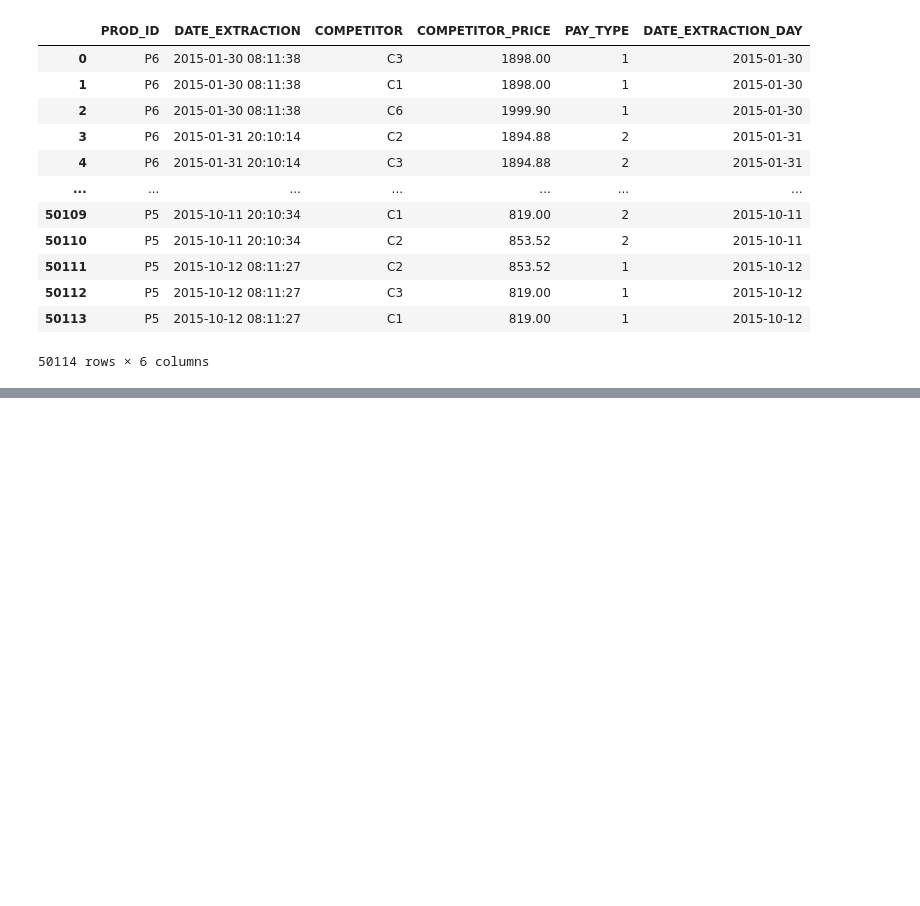
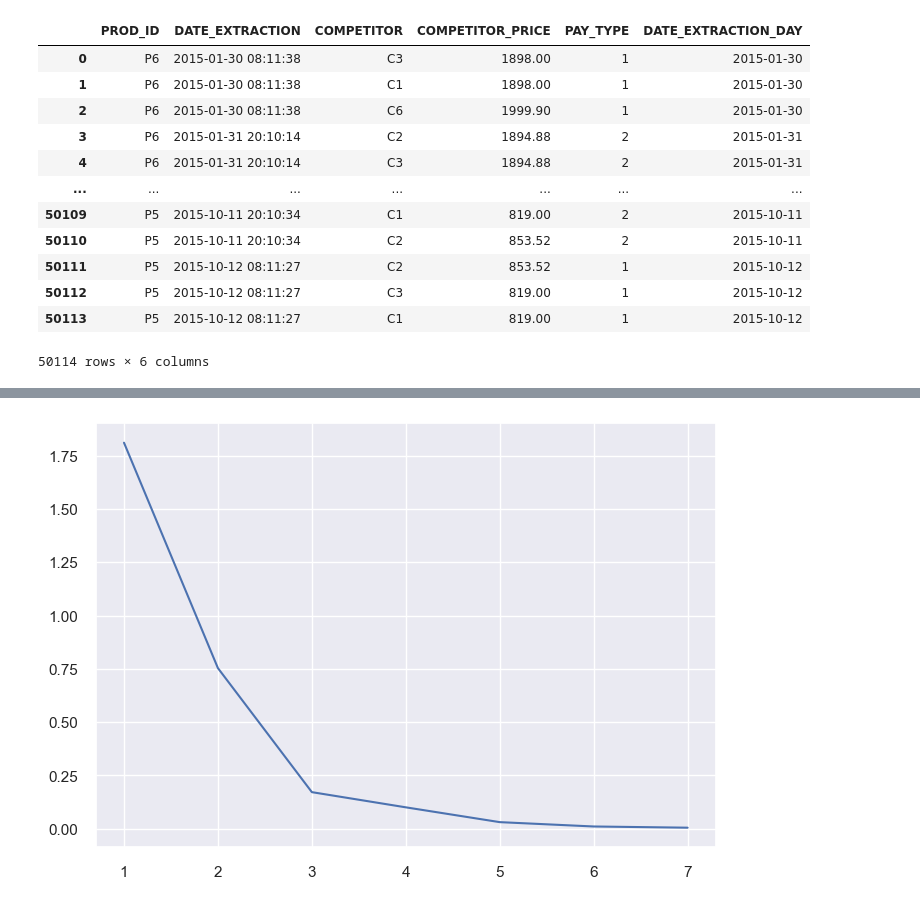
Before and after one commit to ErycM/americana_project, a Jupyter notebook: model.ipynb, the cells around one changed output, grey strips where cells are left out. Saved outputs shown, nothing was run; the diff lists cells and outputs as text; code cells hidden in the pictures; blank space fills up the shorter version.

```diff
--- a/model.ipynb
+++ b/model.ipynb
@@ -172,0 +179,8 @@ df = df.drop(['PROD_ID2', 'DATE_EXTRACTION_DAY'], axis=1)
+# %%
+# df2 = df.groupby(['PROD_ID']).agg({'QTY_ORDER': ['median'], 'REVENUE': ['median'], 'COMPETITOR_PRICE': ['median']}).reset_index()
+df2 = df.groupby(['PROD_ID']).agg({'QTY_ORDER': ['mean'], 'REVENUE': ['mean']}).reset_index()
+df2.columns = df2.columns.get_level_values(0)
+df2_prodid = df2["PROD_ID"]
+df2 = df2.drop(columns=["PROD_ID"])
+df2
+#
@@ -172,0 +198,8 @@ df = df.drop(['PROD_ID2', 'DATE_EXTRACTION_DAY'], axis=1)
+# %%
+# df2 = df.drop(columns=["PROD_ID", "DATE_ORDER"])
+
+scaler = MinMaxScaler()
+scaler.fit(df2)
+scaled_df = scaler.transform(df2)
+scaled_df = pd.DataFrame(scaled_df, columns=df2.columns)
+scaled_df.info()
@@ -172,0 +216,7 @@ df = df.drop(['PROD_ID2', 'DATE_EXTRACTION_DAY'], axis=1)
+# %%
+inertias = []
+for i in range(1,8):
+    kmeans = KMeans(n_clusters=i)
+    kmeans.fit(scaled_df)
+    inertias.append(kmeans.inertia_)
+    print(f"n_clusters= {i}, inertia={kmeans.inertia_}")
@@ -172,0 +231,5 @@ df = df.drop(['PROD_ID2', 'DATE_EXTRACTION_DAY'], axis=1)
+# %%
+sns.lineplot(y=inertias, x=range(1,8))
+plt.show()
+# %% [output]
+[figure, added]
```
Also changed, not shown: parts of 59 cells of this notebook, 3 other files.
